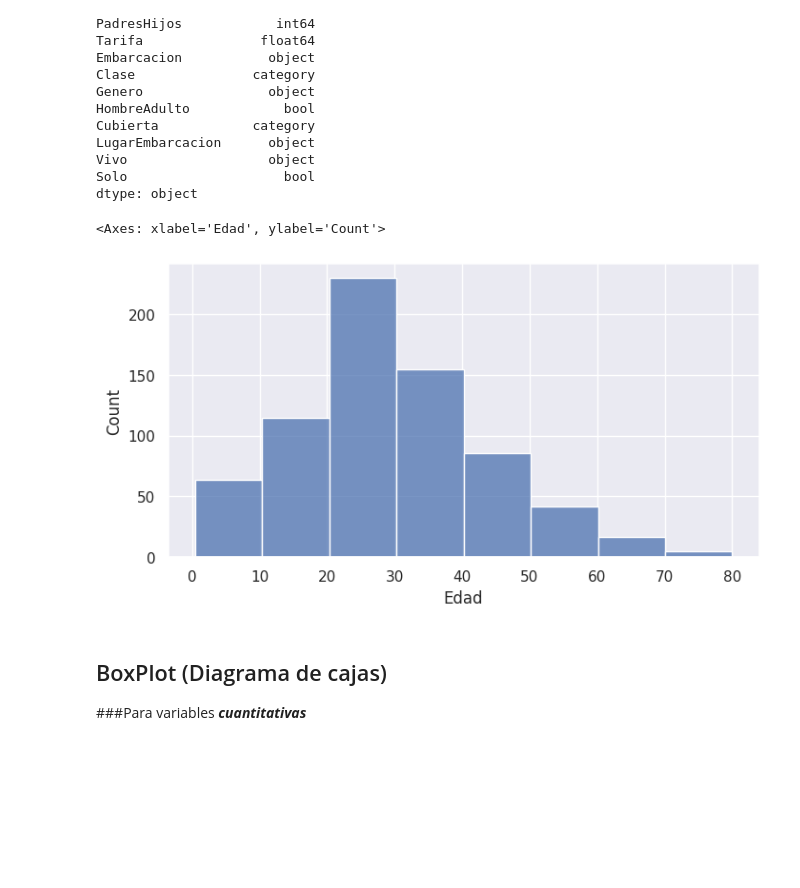
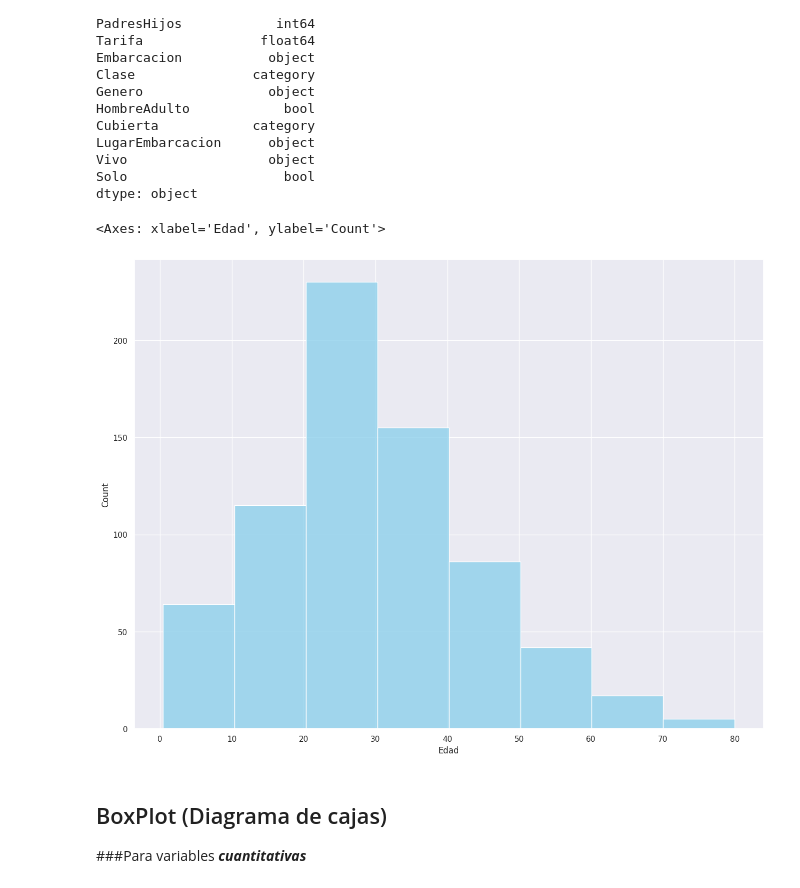
Before and after one commit to mpintoponce/python_utec, a Jupyter notebook: Modulo03:Visualizacion_de_Datos/06.Sesión_5_Univariado_[Student_View].ipynb, the cells around one changed output. Drawn from its saved outputs; the diff is of its cells as text; code cells hidden in the pictures; blank space fills up the shorter version.

```diff
--- a/Modulo03:Visualizacion_de_Datos/06.Sesión_5_Univariado_[Student_View].ipynb
+++ b/Modulo03:Visualizacion_de_Datos/06.Sesión_5_Univariado_[Student_View].ipynb
@@ -285,6 +287,7 @@ dtype: object
 # %%
 # Se puede cambiar el tamaño de las figuras
 sns.set(rc={"figure.figsize":(8, 4)}) #ancho=8, alto=4
+sns.set_theme(style="whitegrid")
 # %% [markdown]
 `countplot()`
 Muestra los conteos de observaciones para el conjunto de datos de una variable categórica usando barras.
@@ -373,10 +387,10 @@ dtype: object
 # %%
 # Graficar un histograma de la columna 'Edad' con un ancho de bin de 10 unidades
 
-sns.histplot(data=df, x= "### Completar",binwidth=### Completar)
+sns.histplot(data=df, x= "Edad",binwidth= 10, color="Skyblue")
 # %% [output]
 <Axes: xlabel='Edad', ylabel='Count'>
-[figure, old version]
+[figure, new version]
 # %% [markdown]
 ## BoxPlot (Diagrama de cajas)
 
```
Also changed, not shown: parts of 18 cells of this notebook.
